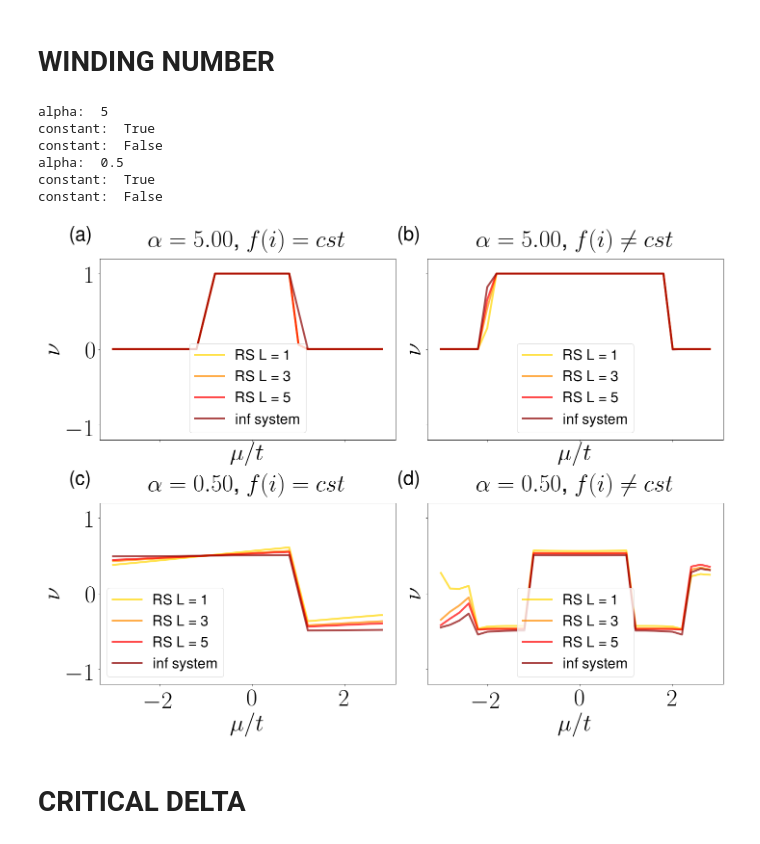
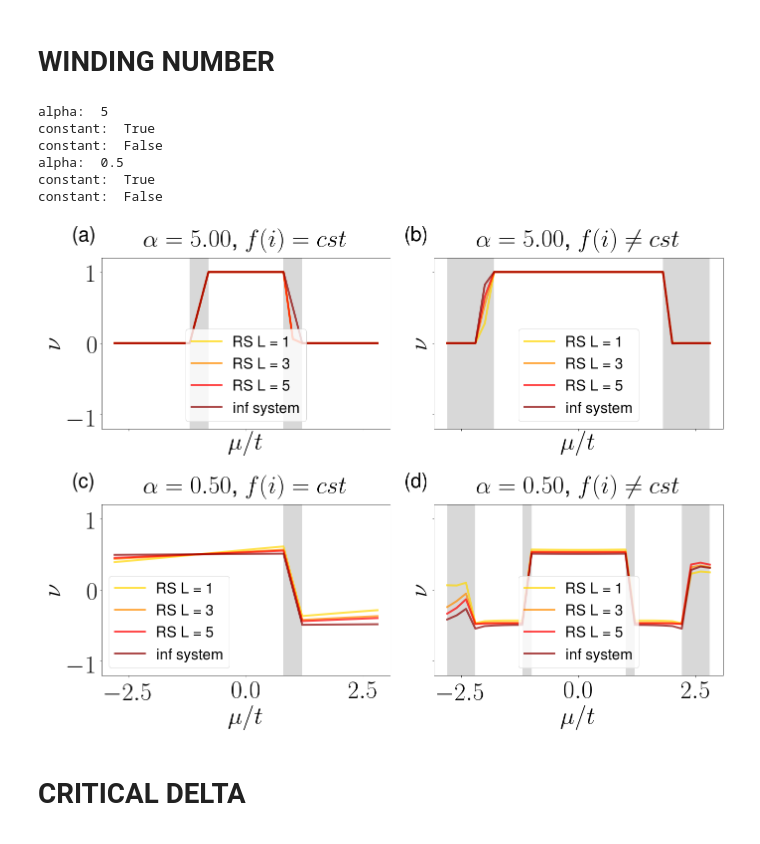
Before and after one commit to jfraxanet/Topo_LR_Kitaev_AAH, a Jupyter notebook: figures.ipynb, the cells around one changed output. Cells and saved outputs as stored; diff of their text form; code cells hidden in the pictures.

```diff
--- a/figures.ipynb
+++ b/figures.ipynb
@@ -2,9 +2,9 @@
 import sys
 import os
 root = os.path.dirname(os.path.dirname(os.path.dirname(os.path.dirname(os.path.dirname(sys.argv[0])))))
-path_data = root + "/Documents/GitHub/Kitaev_LR_QP/data/data_paper/"
-path_figures = root + "/Documents/GitHub/Kitaev_LR_QP/figures/figures_paper/"
-sys.path.append(root + "/Documents/GitHub/Kitaev_LR_QP/")
+path_data = root + "/Documents/GitHub/Topo_LR_Kitaev_AAH/data_paper/"
+path_figures = root + "/Documents/GitHub/Topo_LR_Kitaev_AAH/figures_paper/"
+sys.path.append(root + "/Documents/GitHub/Topo_LR_Kitaev_AAH/")
 
 import numpy as np
 import matplotlib.pyplot as plt
@@ -95,12 +95,14 @@ L = 1
 
 fig, axes = plt.subplots(nrows=2, ncols=2, sharex=True, sharey=True, figsize=(20,15))
 j = 0
-
+i = 0
 for alpha in [5, 0.5]:
     print('alpha: ', alpha)
 
     for constant in [True, False]:
         print('constant: ', constant)
+
+        i+=1
 
         vec_mu_c= np.arange(-3,3,0.2)
         vec_w_c = np.load(path_data + 'C_winding_num_alpha_%.2f_constant_%s_it_%.0f.npy' %(alpha, str(constant), it_c))
@@ -112,39 +114,50 @@ for alpha in [5, 0.5]:
         ax = axes.flat[j]
         j += 1
         ax.set_ylabel(r'$\nu$', fontsize=fs)
         ax.set_xlabel(r'$\mu/t$', fontsize=fs)
         plt.grid(axis='both')
         if constant == True:
             ax.set_title(r'$\alpha = %.2f$, $f(i) = cst$' %(alpha), fontsize = fs, y = 1.05)
         else:
             ax.set_title(r'$\alpha = %.2f$, $f(i) \neq cst$' %(alpha), fontsize = fs, y = 1.05)
 
         for L,color in zip([1,3,5], ['gold', 'darkorange', 'red']):
 
             vec_mu_r= np.arange(-3,3,0.2)
             vec_w_r = np.load(path_data + 'RS_winding_num_alpha_%.2f_L_%.0f_constant_%s_it_%.0f.npy' %(alpha, L, str(constant), it_r))
-            ax.plot(vec_mu_r,vec_w_r, color=color, linewidth = 4, linestyle='-', alpha = 0.7, label = r'RS L = %.0f'%L)
+            ax.plot(vec_mu_r[1:],vec_w_r[1:], color=color, linewidth = 4, linestyle='-', alpha = 0.7, label = r'RS L = %.0f'%L)
 
-        ax.plot(vec_mu_c,vec_w_c, color='darkred', linewidth = 4, linestyle='-', alpha = 0.7, label = r'inf system')
-        ax.set_ylim(-1.2,1.2)
-        ax.legend(fontsize=fs-20, loc='lower left')
-
+        ax.plot(vec_mu_c[1:],vec_w_c[1:], color='darkred', linewidth = 4, linestyle='-', alpha = 0.7, label = r'inf system')
         ax.set_ylim(-1.2,1.2)
         ax.legend(fontsize=fs-20)
+
+        if i == 1:
+            ax.axvspan(-0.8, -1.2, color='grey', alpha=0.3, lw=0)
+            ax.axvspan(0.8, 1.2, color='grey', alpha=0.3, lw=0)
+        if i == 2:
+            ax.axvspan(-2.8, -1.8, color='grey', alpha=0.3, lw=0)
+            ax.axvspan(1.8, 2.8, color='grey', alpha=0.3, lw=0)
+        if i == 3:
+            ax.axvspan(0.8, 1.2, color='grey', alpha=0.3, lw=0)
+        if i == 4:
+            ax.axvspan(-2.8, -2.2, color='grey', alpha=0.3, lw=0)
+            ax.axvspan(2.2, 2.8, color='grey', alpha=0.3, lw=0)
+            ax.axvspan(-1, -1.2, color='grey', alpha=0.3, lw=0)
+            ax.axvspan(1, 1.2, color='grey', alpha=0.3, lw=0)
 
 for ax,lab in zip(axes.flat, ['(a)', '(b)', '(c)', '(d)']):
     ax.text(-0.1, 1.1, lab, transform=ax.transAxes, size=40, weight='bold', family='STIXGeneral')
 
 plt.tight_layout()
 plt.savefig(path_figures + 'winding_num.pdf')
 # %% [output]
 alpha:  5
 constant:  True
 constant:  False
 alpha:  0.5
 constant:  True
 constant:  False
-[figure, old version]
+[figure, new version]
 # %% [markdown]
 # CRITICAL DELTA
 # %%
```
Also changed, not shown: parts of 1 cell of this notebook, 2 other files.
